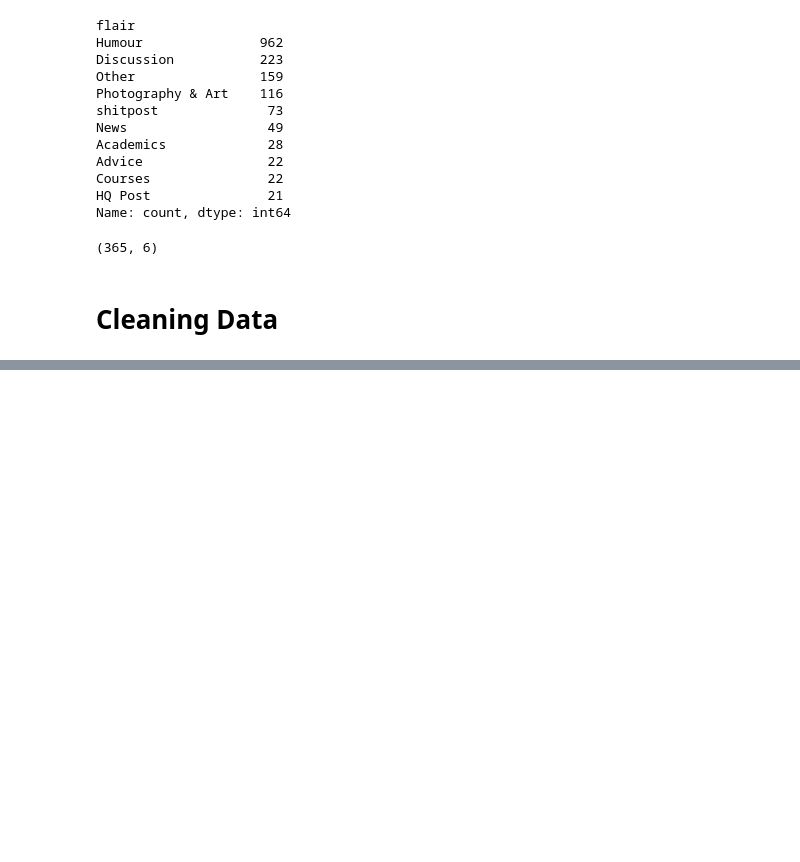
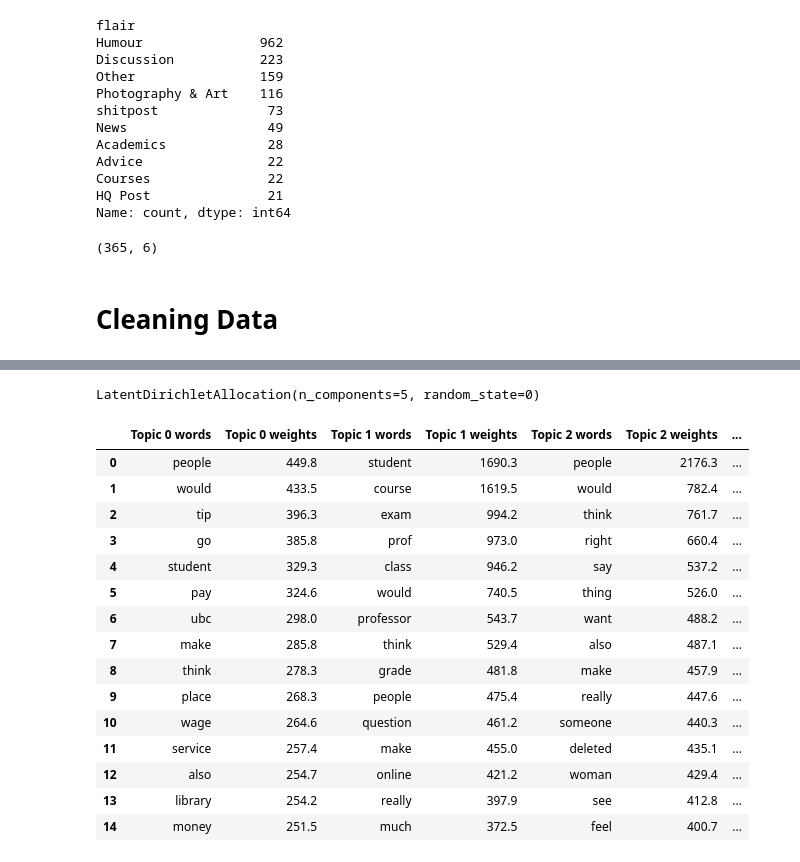
Before and after one commit to grace-ylin/uni-sentiment-analysis, a Jupyter notebook: data-collection/flairs.ipynb, the cells around one changed output, grey strips where cells are left out. Drawn from its saved outputs; the diff is of its cells as text; code cells hidden in the pictures; blank space fills up the shorter version.

```diff
--- a/data-collection/flairs.ipynb
+++ b/data-collection/flairs.ipynb
@@ -144,0 +181,51 @@ all_tokens = df[df['flair'] == 'Discussion']['lemmatized_tokens'].sum()
+# %%
+from sklearn.feature_extraction.text import CountVectorizer
+
+# the vectorizer object will be used to transform text to vector form
+vectorizer = CountVectorizer(max_df=0.8, min_df=25, token_pattern=r'\w+|\$[\d\.]+|\S+')
+
+# apply transformation
+tf = vectorizer.fit_transform(df['joined_text']).toarray()
+
+# tf_feature_names tells us what word each column in the matric represents
+tf_feature_names = vectorizer.get_feature_names_out()
+# %%
+from sklearn.decomposition import LatentDirichletAllocation
+
+number_of_topics = 5
+
+
+model = LatentDirichletAllocation(n_components=number_of_topics, random_state=0)
+# %%
+model.fit(tf)
+# %% [output]
+LatentDirichletAllocation(n_components=5, random_state=0)
+# %%
+def display_topics(model, feature_names, no_top_words):
+    topic_dict = {}
+    for topic_idx, topic in enumerate(model.components_):
+        topic_dict["Topic %d words" % (topic_idx)]= ['{}'.format(feature_names[i])
+                        for i in topic.argsort()[:-no_top_words - 1:-1]]
+        topic_dict["Topic %d weights" % (topic_idx)]= ['{:.1f}'.format(topic[i])
+                        for i in topic.argsort()[:-no_top_words - 1:-1]]
+    return pd.DataFrame(topic_dict)
+# %%
+no_top_words = 15
+display_topics(model, tf_feature_names, no_top_words)
+# %% [output]
+|  | Topic 0 words | Topic 0 weights | Topic 1 words | Topic 1 weights | Topic 2 words | Topic 2 weights | ... |
+| 0 | people | 449.8 | student | 1690.3 | people | 2176.3 | ... |
+| 1 | would | 433.5 | course | 1619.5 | would | 782.4 | ... |
+| 2 | tip | 396.3 | exam | 994.2 | think | 761.7 | ... |
+| 3 | go | 385.8 | prof | 973.0 | right | 660.4 | ... |
+| 4 | student | 329.3 | class | 946.2 | say | 537.2 | ... |
+| 5 | pay | 324.6 | would | 740.5 | thing | 526.0 | ... |
+| 6 | ubc | 298.0 | professor | 543.7 | want | 488.2 | ... |
+| 7 | make | 285.8 | think | 529.4 | also | 487.1 | ... |
+| 8 | think | 278.3 | grade | 481.8 | make | 457.9 | ... |
+| 9 | place | 268.3 | people | 475.4 | really | 447.6 | ... |
+| 10 | wage | 264.6 | question | 461.2 | someone | 440.3 | ... |
+| 11 | service | 257.4 | make | 455.0 | deleted | 435.1 | ... |
+| 12 | also | 254.7 | online | 421.2 | woman | 429.4 | ... |
+| 13 | library | 254.2 | really | 397.9 | see | 412.8 | ... |
+| 14 | money | 251.5 | much | 372.5 | feel | 400.7 | ... |
```
Also changed, not shown: parts of 5 cells of this notebook.
